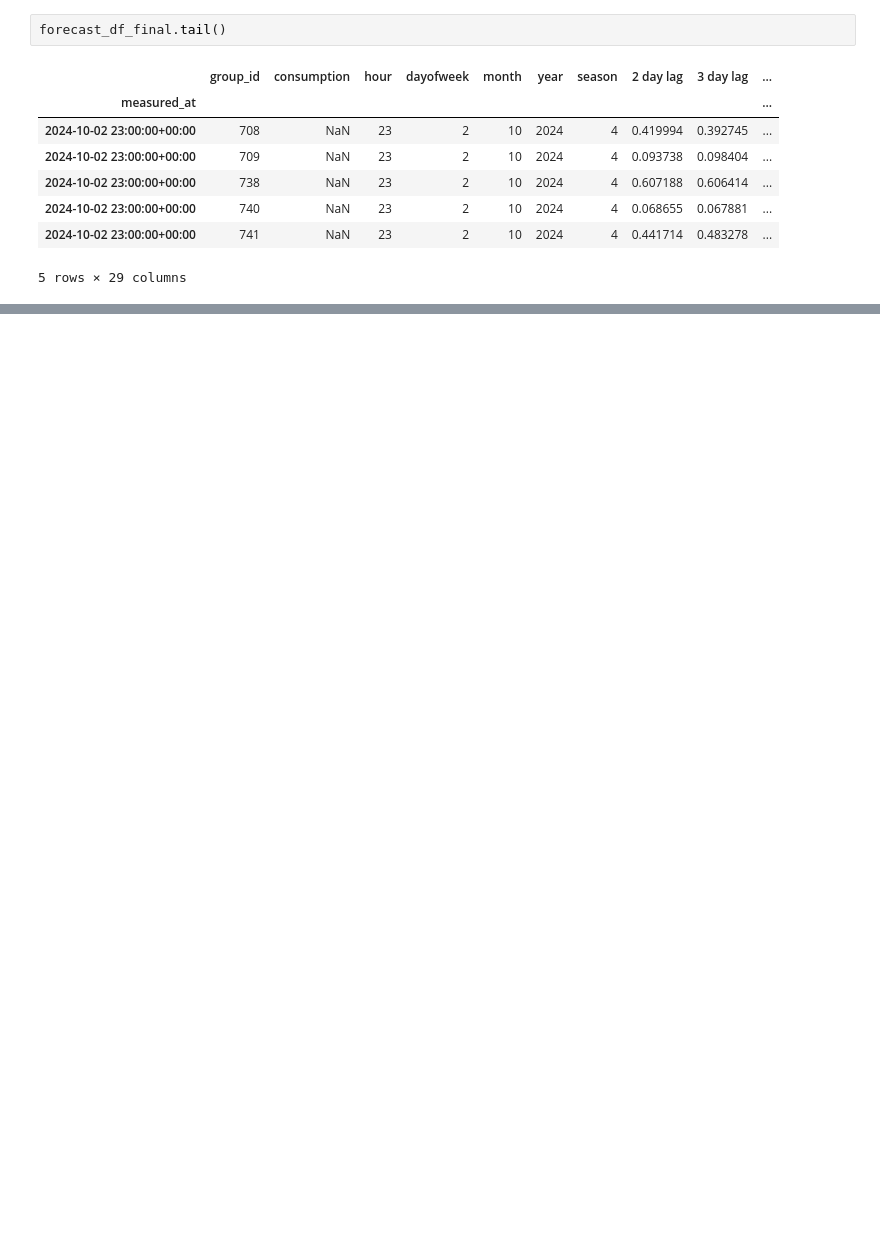
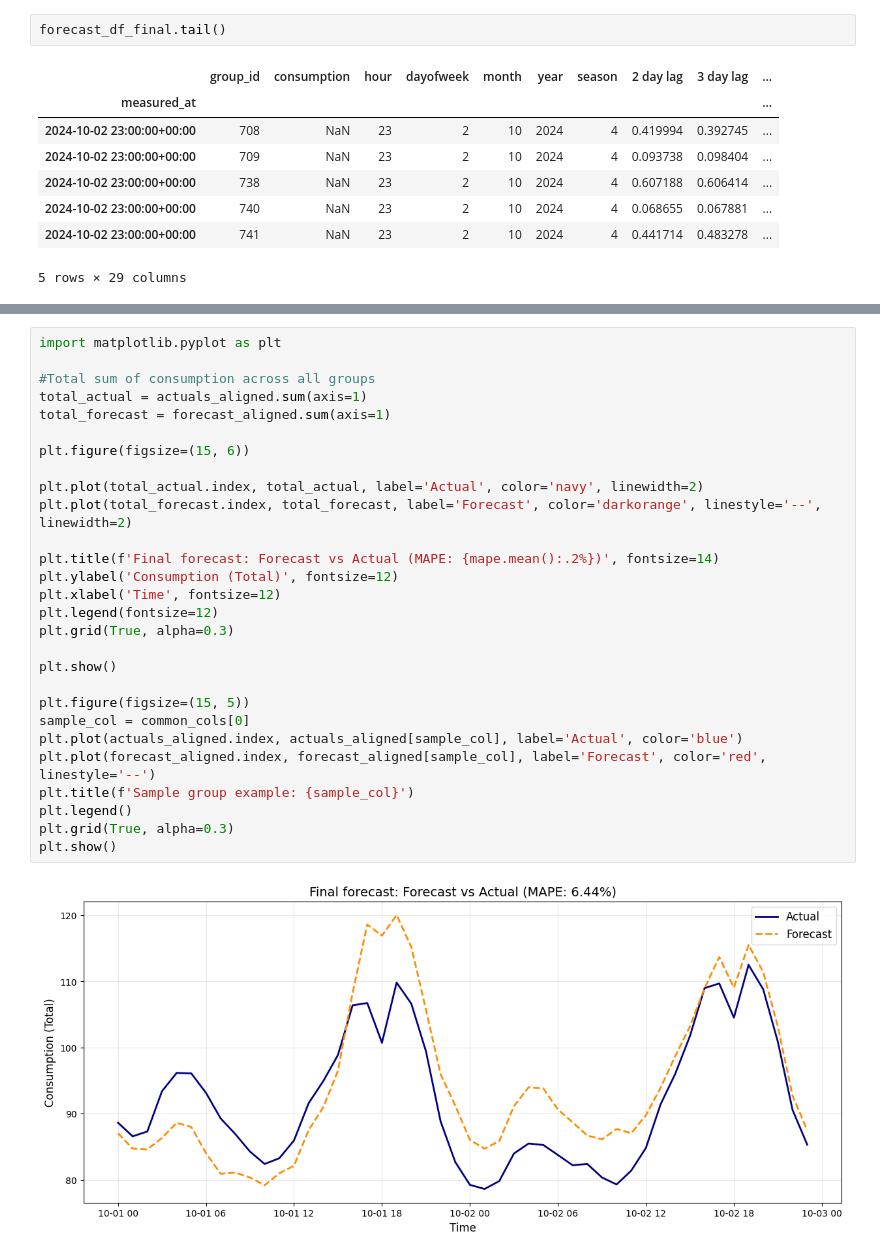
Before and after one commit to anton-saari/EnergyForecastFinal, a Jupyter notebook: forecast/code.ipynb, the cells around one changed output, grey strips where cells are left out. Saved outputs shown, nothing was run; the diff lists cells and outputs as text; blank space fills up the shorter version.

```diff
--- a/forecast/code.ipynb
+++ b/forecast/code.ipynb
@@ -1334,0 +1211,30 @@ group_id  ...  697  698  705  706  707  708  709  738  740  741
+# %%
+import matplotlib.pyplot as plt
+
+#Total sum of consumption across all groups
+total_actual = actuals_aligned.sum(axis=1)
+total_forecast = forecast_aligned.sum(axis=1)
+
+plt.figure(figsize=(15, 6))
+
+plt.plot(total_actual.index, total_actual, label='Actual', color='navy', linewidth=2)
+plt.plot(total_forecast.index, total_forecast, label='Forecast', color='darkorange', linestyle='--', linewidth=2)
+
+plt.title(f'Final forecast: Forecast vs Actual (MAPE: {mape.mean():.2%})', fontsize=14)
+plt.ylabel('Consumption (Total)', fontsize=12)
+plt.xlabel('Time', fontsize=12)
+plt.legend(fontsize=12)
+plt.grid(True, alpha=0.3)
+
+plt.show()
+
+plt.figure(figsize=(15, 5))
+sample_col = common_cols[0]
+plt.plot(actuals_aligned.index, actuals_aligned[sample_col], label='Actual', color='blue')
+plt.plot(forecast_aligned.index, forecast_aligned[sample_col], label='Forecast', color='red', linestyle='--')
+plt.title(f'Sample group example: {sample_col}')
+plt.legend()
+plt.grid(True, alpha=0.3)
+plt.show()
+# %% [output]
+[figure, added]
```
Also changed, not shown: parts of 27 cells of this notebook.
